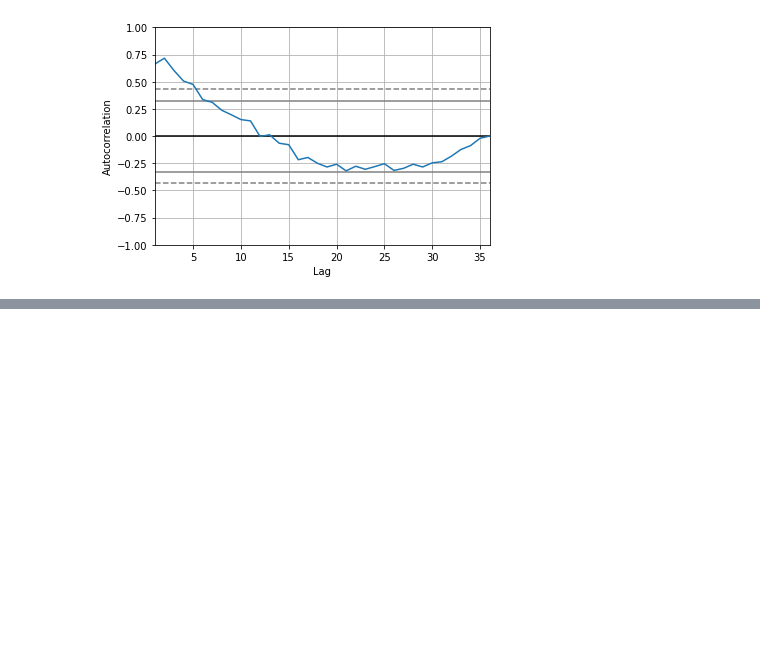
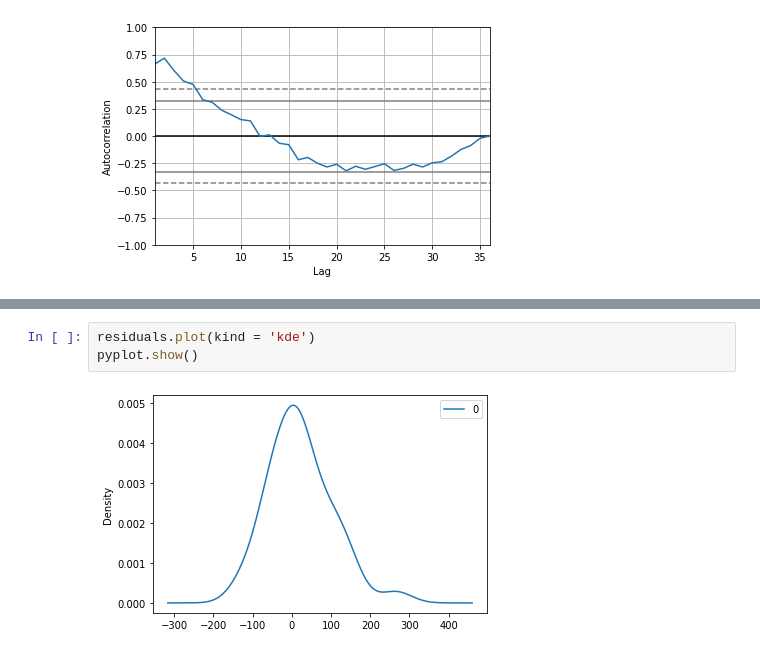
Before and after one commit to wessware/ARIMA_TIME_SERIES_FORECASTING, a Jupyter notebook: arima_test_model.ipynb, the cells around one changed output, grey strips where cells are left out. Cells and saved outputs as stored; diff of their text form; blank space fills up the shorter version.

```diff
--- a/arima_test_model.ipynb
+++ b/arima_test_model.ipynb
@@ -33,0 +61,5 @@ ModuleNotFoundError: No module named 'statsmodels'
+# %%
+residuals.plot(kind = 'kde')
+pyplot.show()
+# %% [output]
+[figure, added]
```
Also changed, not shown: parts of 12 cells of this notebook.
